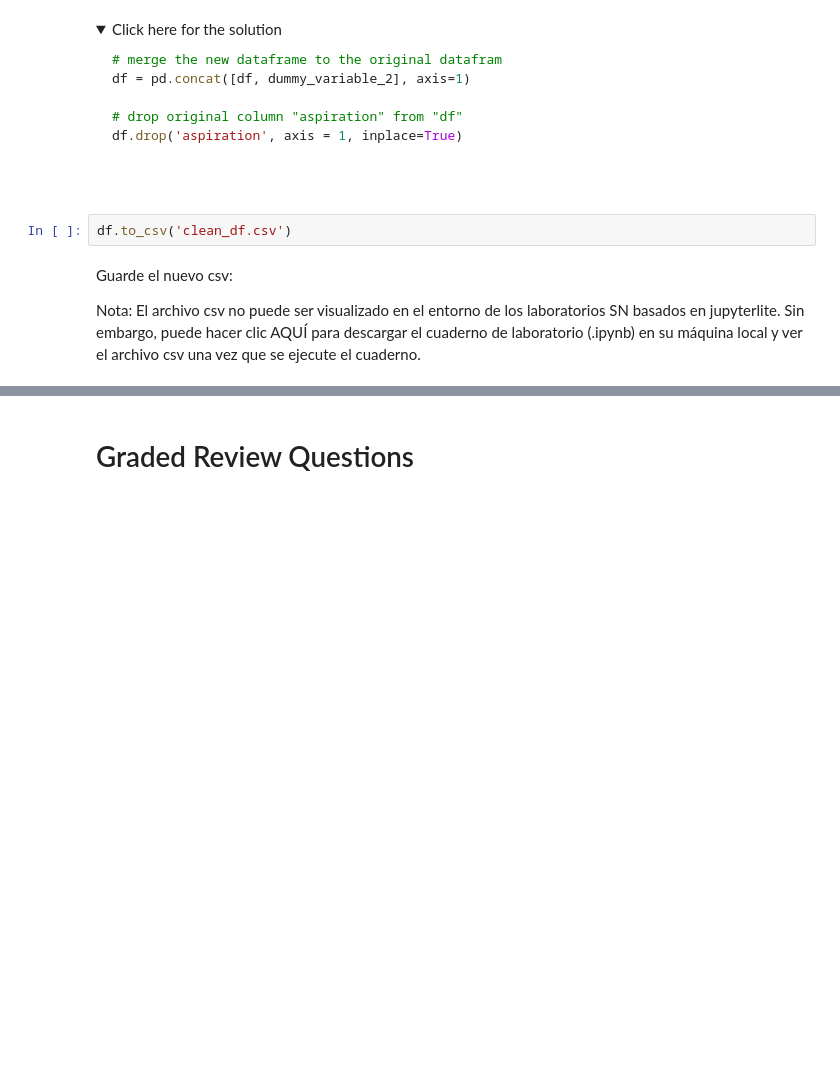
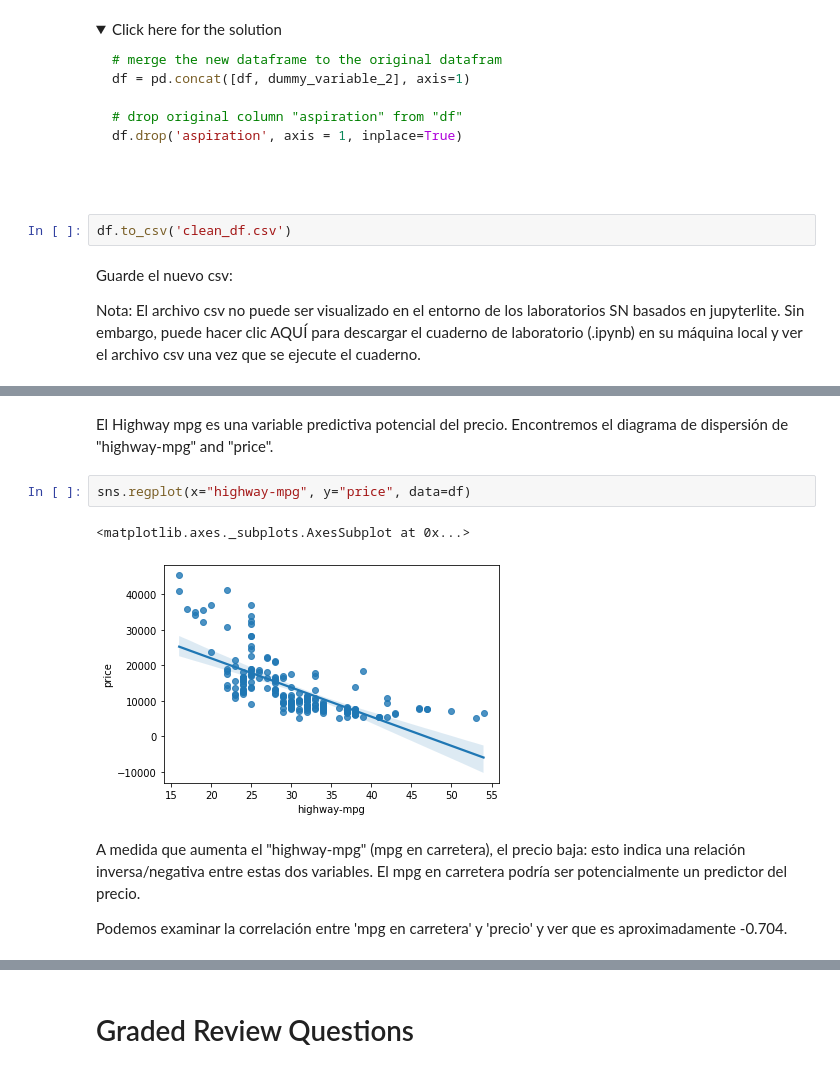
Before and after one commit to PosgradoMNA/actividades-de-aprendizaje-ingcarlosleon, a Jupyter notebook: actividad-semana-6/modulo_3_analisis_exploratorio_de_datos.ipynb, the cells around one changed output, grey strips where cells are left out. Cells and saved outputs as stored; diff of their text form; folded sections open; blank space fills up the shorter version.

```diff
--- a/actividad-semana-6/modulo_3_analisis_exploratorio_de_datos.ipynb
+++ b/actividad-semana-6/modulo_3_analisis_exploratorio_de_datos.ipynb
@@ -1090,0 +1224,11 @@ Nota: El archivo csv no puede ser visualizado en el entorno de los laboratorios
+# %% [markdown]
+El Highway mpg es una variable predictiva potencial del precio. Encontremos el diagrama de dispersión de "highway-mpg" and "price".
+# %%
+sns.regplot(x="highway-mpg", y="price", data=df)
+# %% [output]
+<matplotlib.axes._subplots.AxesSubplot at 0x...>
+[figure, added]
+# %% [markdown]
+A medida que aumenta el "highway-mpg" (mpg en carretera), el precio baja: esto indica una relación inversa/negativa entre estas dos variables. El mpg en carretera podría ser potencialmente un predictor del precio.
+
+Podemos examinar la correlación entre 'mpg en carretera' y 'precio' y ver que es aproximadamente -0.704.
```
Also changed, not shown: parts of 422 cells of this notebook.
